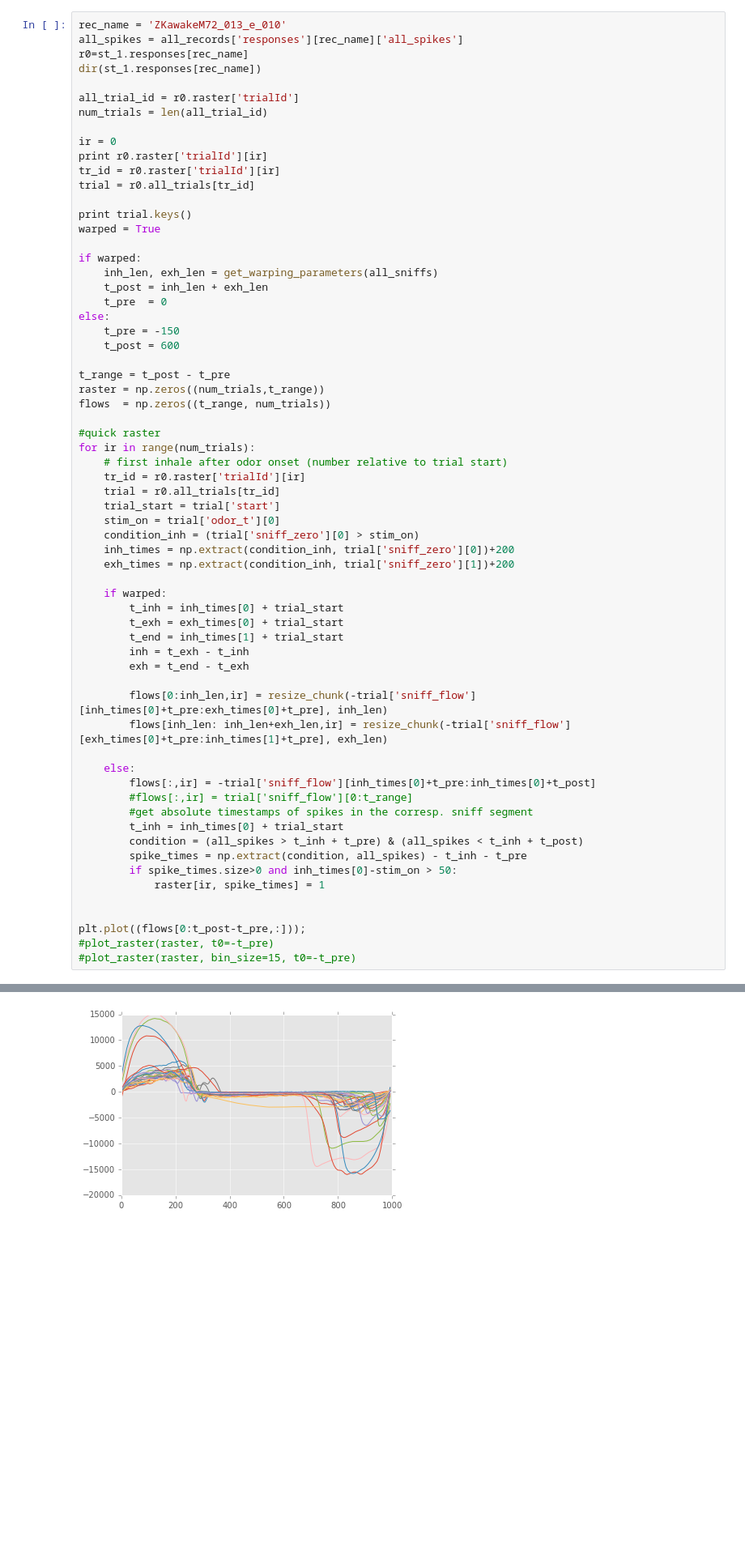
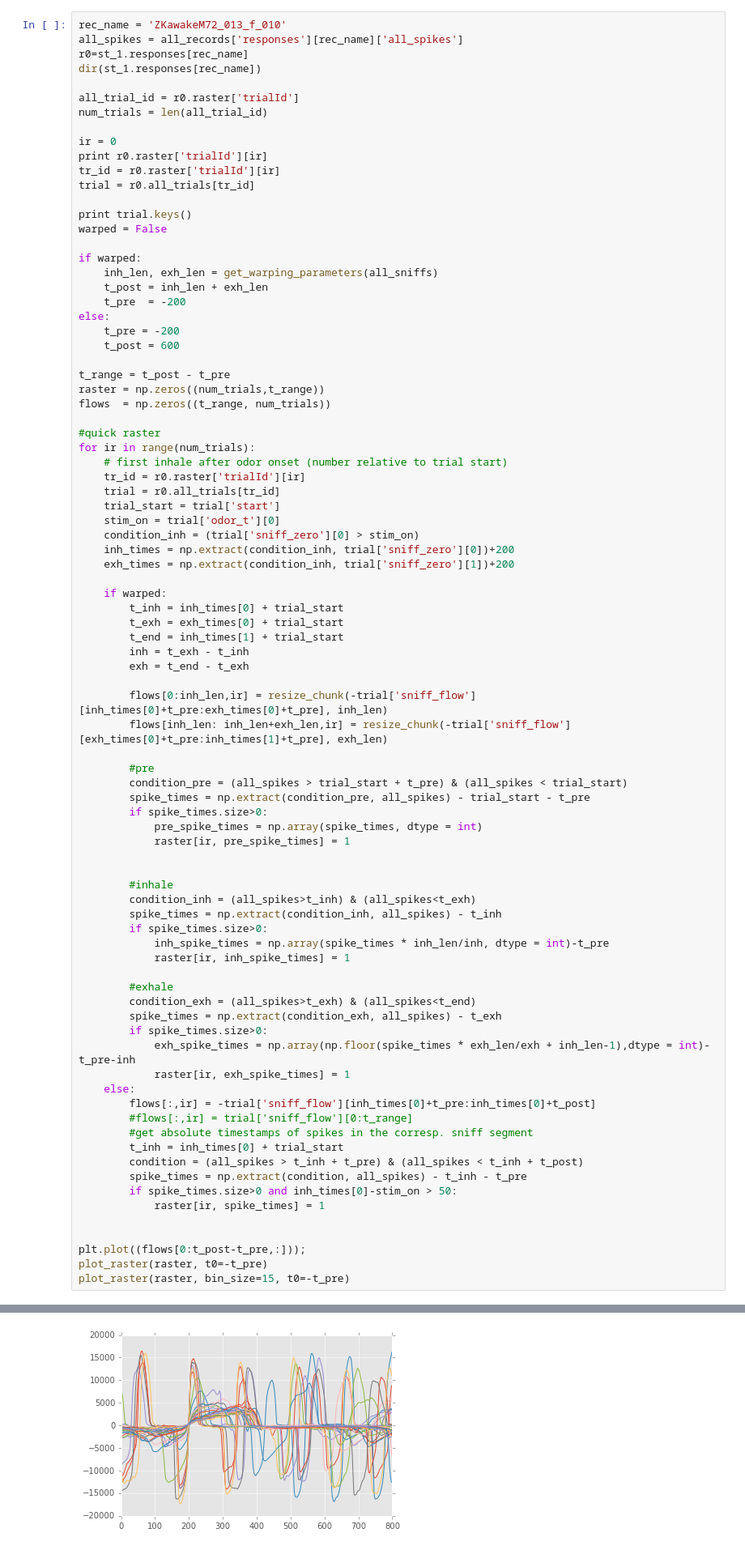
Before and after one commit to zekearneodo/ephys-tools, a Jupyter notebook: ephysScripts/Untitled-Copy1.ipynb, the cells around one changed output, grey strips where cells are left out. Shown at 81% size. Cells and saved outputs as stored; diff of their text form; blank space fills up the shorter version.

```diff
--- a/ephysScripts/Untitled-Copy1.ipynb
+++ b/ephysScripts/Untitled-Copy1.ipynb
@@ -100,5 +165,5 @@ array([-5031, -4332, -3624, -2919, -2189, -1438,  -722,    -2,   728,
 # %%
-rec_name = 'ZKawakeM72_013_e_010'
+rec_name = 'ZKawakeM72_013_f_010'
 all_spikes = all_records['responses'][rec_name]['all_spikes']
 r0=st_1.responses[rec_name]
 dir(st_1.responses[rec_name])
@@ -112,14 +177,14 @@ tr_id = r0.raster['trialId'][ir]
 trial = r0.all_trials[tr_id]
 
 print trial.keys()
-warped = True
+warped = False
 
 if warped:
     inh_len, exh_len = get_warping_parameters(all_sniffs)
     t_post = inh_len + exh_len
-    t_pre  = 0
+    t_pre  = -200
 else:
-    t_pre = -150
+    t_pre = -200
     t_post = 600
 
 t_range = t_post - t_pre
@@ -147,6 +212,27 @@ for ir in range(num_trials):
         flows[0:inh_len,ir] = resize_chunk(-trial['sniff_flow'][inh_times[0]+t_pre:exh_times[0]+t_pre], inh_len)
         flows[inh_len: inh_len+exh_len,ir] = resize_chunk(-trial['sniff_flow'][exh_times[0]+t_pre:inh_times[1]+t_pre], exh_len)
 
+        #pre
+        condition_pre = (all_spikes > trial_start + t_pre) & (all_spikes < trial_start)
+        spike_times = np.extract(condition_pre, all_spikes) - trial_start - t_pre
+        if spike_times.size>0:
+            pre_spike_times = np.array(spike_times, dtype = int)
+            raster[ir, pre_spike_times] = 1
+
+
+        #inhale
+        condition_inh = (all_spikes>t_inh) & (all_spikes<t_exh)
+        spike_times = np.extract(condition_inh, all_spikes) - t_inh
+        if spike_times.size>0:
+            inh_spike_times = np.array(spike_times * inh_len/inh, dtype = int)-t_pre
+            raster[ir, inh_spike_times] = 1
+
+        #exhale
+        condition_exh = (all_spikes>t_exh) & (all_spikes<t_end)
+        spike_times = np.extract(condition_exh, all_spikes) - t_exh
+        if spike_times.size>0:
+            exh_spike_times = np.array(np.floor(spike_times * exh_len/exh + inh_len-1),dtype = int)-t_pre-inh
+            raster[ir, exh_spike_times] = 1
     else:
         flows[:,ir] = -trial['sniff_flow'][inh_times[0]+t_pre:inh_times[0]+t_post]
         #flows[:,ir] = trial['sniff_flow'][0:t_range]
@@ -159,6 +245,6 @@ for ir in range(num_trials):
 
 
 plt.plot((flows[0:t_post-t_pre,:]));
-#plot_raster(raster, t0=-t_pre)
-#plot_raster(raster, bin_size=15, t0=-t_pre)
+plot_raster(raster, t0=-t_pre)
+plot_raster(raster, bin_size=15, t0=-t_pre)
 # %% [output]
@@ -184 +255 @@ ZKawakeM72_013_e_79690
-[figure, old version]
+[figure, new version]
```
Also changed, not shown: parts of 10 cells of this notebook, 7 other files.
